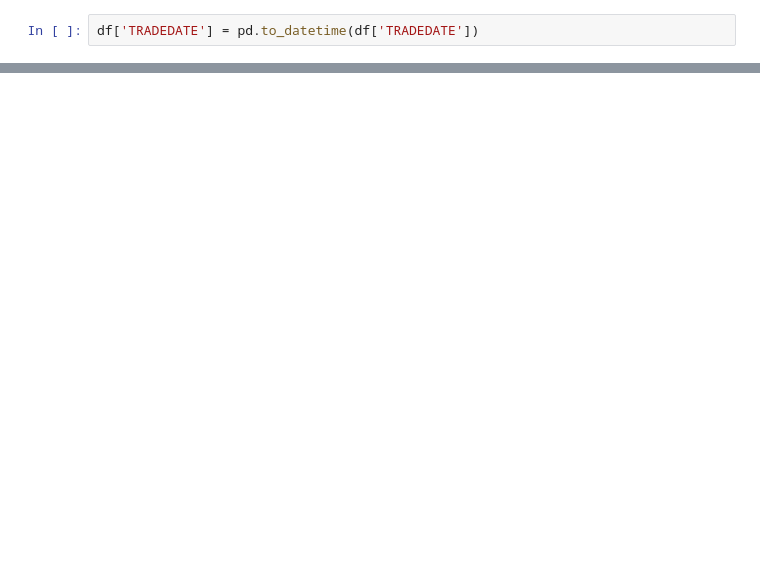
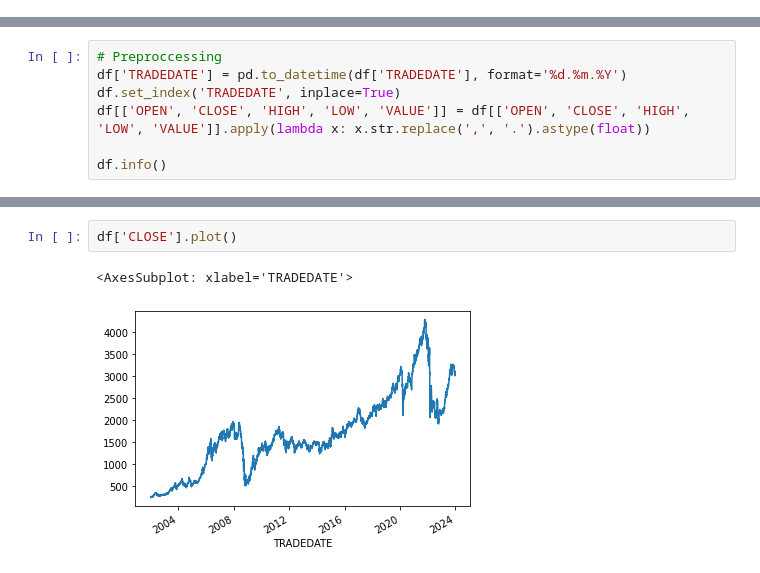
Before and after one commit to PaLashilo/PredictIMOEX, a Jupyter notebook: ARIMA.ipynb, the cells around one changed output, grey strips where cells are left out. Drawn from its saved outputs; the diff is of its cells as text; blank space fills up the shorter version.

Commit message:
Add plots and nb decoration

```diff
--- a/ARIMA.ipynb
+++ b/ARIMA.ipynb
@@ -17,2 +6,0 @@ df.describe()
-# %%
-df['TRADEDATE'] = pd.to_datetime(df['TRADEDATE'])
@@ -18,0 +28,7 @@ df['TRADEDATE'] = pd.to_datetime(df['TRADEDATE'])
+# %%
+# Preproccessing
+df['TRADEDATE'] = pd.to_datetime(df['TRADEDATE'], format='%d.%m.%Y')
+df.set_index('TRADEDATE', inplace=True)
+df[['OPEN', 'CLOSE', 'HIGH', 'LOW', 'VALUE']] = df[['OPEN', 'CLOSE', 'HIGH', 'LOW', 'VALUE']].apply(lambda x: x.str.replace(',', '.').astype(float))
+
+df.info()
@@ -18,0 +102,5 @@ df['TRADEDATE'] = pd.to_datetime(df['TRADEDATE'])
+# %%
+df['CLOSE'].plot()
+# %% [output]
+<AxesSubplot: xlabel='TRADEDATE'>
+[figure, added]
```
Also changed, not shown: parts of 9 cells of this notebook.
